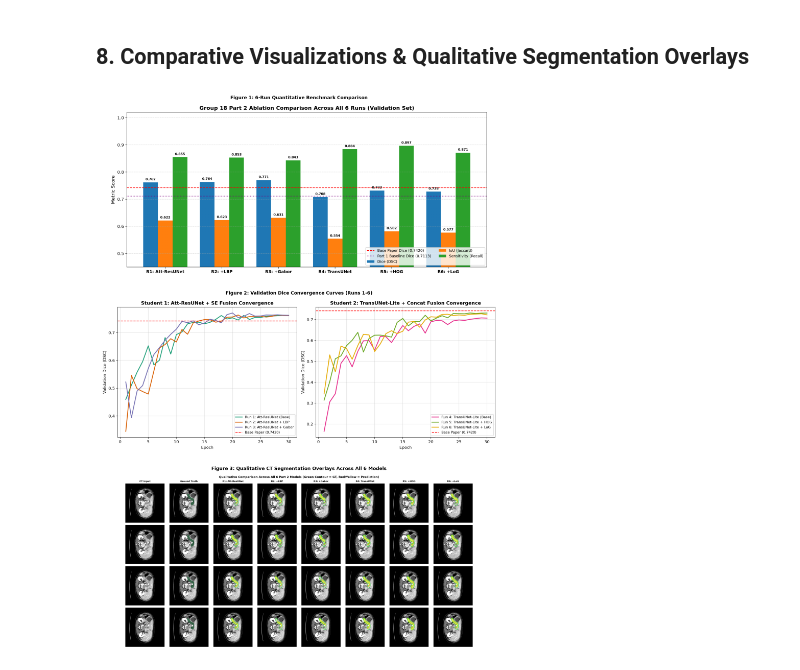
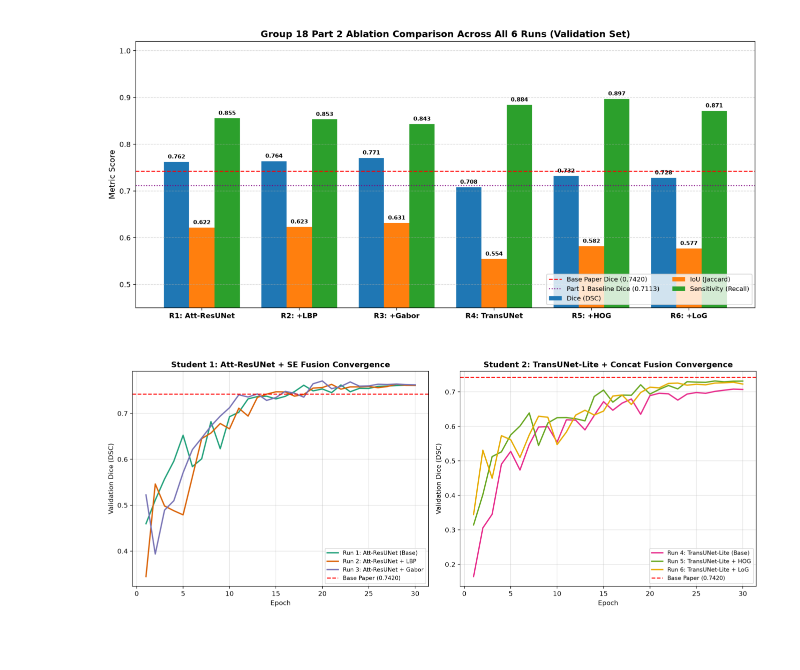
Before and after one commit to RazaSherazi09/pancreas-ct-abnormality-detection, a Jupyter notebook: notebooks/Group18_CV_Project_Part2.ipynb, the cells around one changed output. Drawn from its saved outputs; the diff is of its cells as text; code cells hidden in the pictures.

Commit message:
Complete Part 2: Add 6-run hybrid handcrafted+deep ablation, executed notebook, and updated README

```diff
--- a/notebooks/Group18_CV_Project_Part2.ipynb
+++ b/notebooks/Group18_CV_Project_Part2.ipynb
@@ -1352,20 +139,19 @@ Run 6: TransUNet-Lite + LoG    | Dice: 0.7280 | IoU: 0.5768 | Sens: 0.8714 | Spe
-# %% [markdown]
-## 8. Comparative Visualizations & Qualitative Segmentation Overlays
-# %%
-import matplotlib.pyplot as plt
-from PIL import Image
-
-fig, axes = plt.subplots(3, 1, figsize=(16, 22))
-imgs = [
-    ('../results/part2/part2_ablation_bar_comparison.png', 'Figure 1: 6-Run Quantitative Benchmark Comparison'),
-    ('../results/part2/part2_all_runs_convergence.png', 'Figure 2: Validation Dice Convergence Curves (Runs 1-6)'),
-    ('../results/part2/part2_qualitative_overlays.png', 'Figure 3: Qualitative CT Segmentation Overlays Across All 6 Models')
-]
-for ax, (path, title) in zip(axes, imgs):
-    ax.imshow(Image.open(path))
-    ax.set_title(title, fontsize=13, fontweight='bold')
-    ax.axis('off')
-plt.tight_layout()
-plt.show()
-# %% [output]
-[figure, removed]
+# %%
+import matplotlib.pyplot as plt
+from PIL import Image
+
+plt.figure(figsize=(13, 6))
+plt.imshow(Image.open("../results/part2/part2_ablation_bar_comparison.png"))
+plt.axis("off")
+plt.tight_layout()
+plt.show()
+# %% [output]
+[figure, added]
+# %%
+plt.figure(figsize=(14, 5.5))
+plt.imshow(Image.open("../results/part2/part2_all_runs_convergence.png"))
+plt.axis("off")
+plt.tight_layout()
+plt.show()
+# %% [output]
+[figure, added]
```
Also changed, not shown: parts of 14 cells of this notebook, 1 other file.
